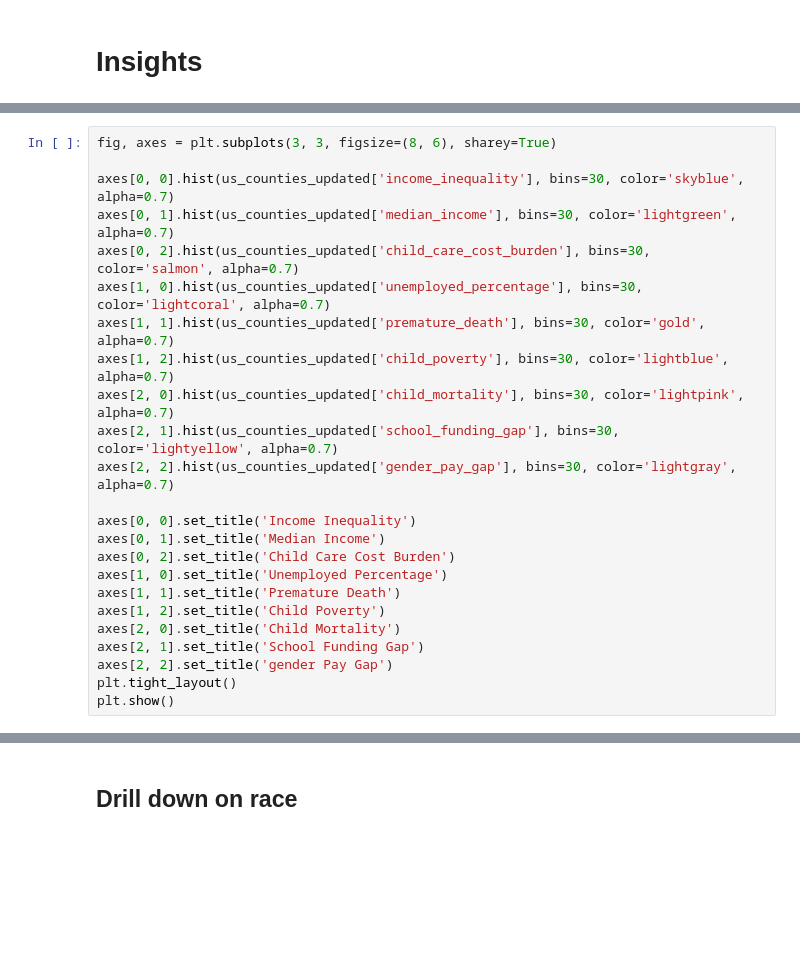
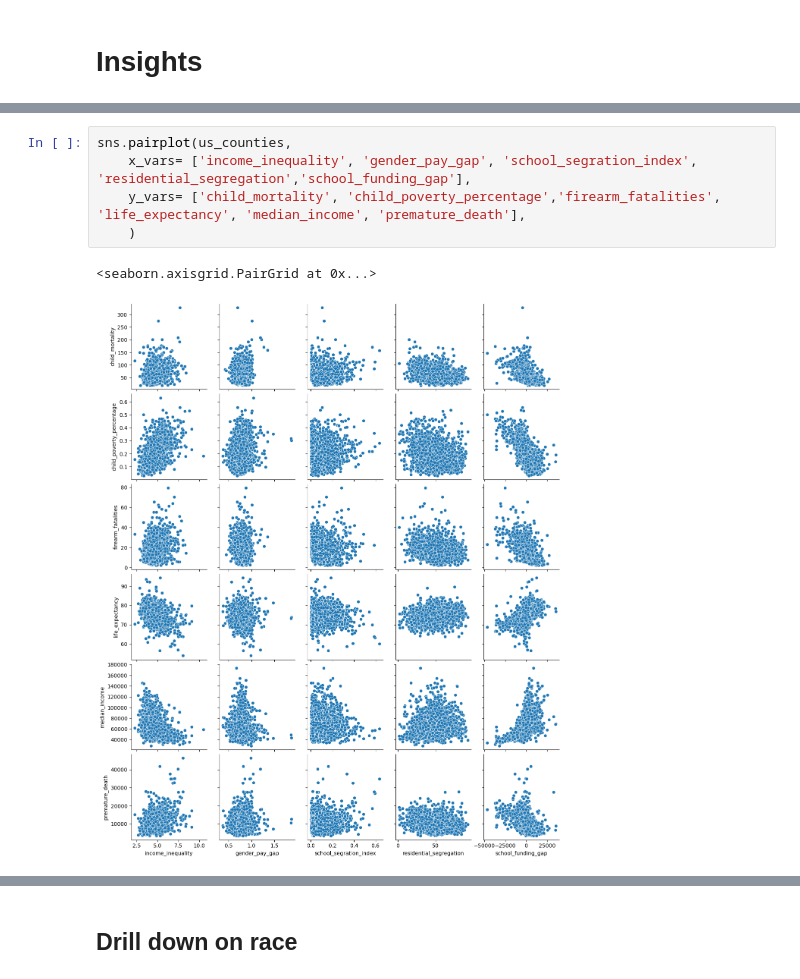
Before and after one commit to mapsg91/CapstoneII_MG, a Jupyter notebook: data/Clean Data/selected_vars/clean_select_features.ipynb, the cells around one changed output, grey strips where cells are left out. Drawn from its saved outputs; the diff is of its cells as text; blank space fills up the shorter version.

```diff
--- a/data/Clean Data/selected_vars/clean_select_features.ipynb
+++ b/data/Clean Data/selected_vars/clean_select_features.ipynb
@@ -206,24 +241,8 @@ us_counties_updated['population '] = us_counties_updated['population '].rename('
-# %%
-fig, axes = plt.subplots(3, 3, figsize=(8, 6), sharey=True)
-
-axes[0, 0].hist(us_counties_updated['income_inequality'], bins=30, color='skyblue', alpha=0.7)
-axes[0, 1].hist(us_counties_updated['median_income'], bins=30, color='lightgreen', alpha=0.7)
-axes[0, 2].hist(us_counties_updated['child_care_cost_burden'], bins=30, color='salmon', alpha=0.7)
-axes[1, 0].hist(us_counties_updated['unemployed_percentage'], bins=30, color='lightcoral', alpha=0.7)
-axes[1, 1].hist(us_counties_updated['premature_death'], bins=30, color='gold', alpha=0.7)
-axes[1, 2].hist(us_counties_updated['child_poverty'], bins=30, color='lightblue', alpha=0.7)
-axes[2, 0].hist(us_counties_updated['child_mortality'], bins=30, color='lightpink', alpha=0.7)
-axes[2, 1].hist(us_counties_updated['school_funding_gap'], bins=30, color='lightyellow', alpha=0.7)
-axes[2, 2].hist(us_counties_updated['gender_pay_gap'], bins=30, color='lightgray', alpha=0.7)
-
-axes[0, 0].set_title('Income Inequality')
-axes[0, 1].set_title('Median Income')
-axes[0, 2].set_title('Child Care Cost Burden')
-axes[1, 0].set_title('Unemployed Percentage')
-axes[1, 1].set_title('Premature Death')
-axes[1, 2].set_title('Child Poverty')
-axes[2, 0].set_title('Child Mortality')
-axes[2, 1].set_title('School Funding Gap')
-axes[2, 2].set_title('gender Pay Gap')
-plt.tight_layout()
-plt.show()
+# %%
+sns.pairplot(us_counties,
+    x_vars= ['income_inequality', 'gender_pay_gap', 'school_segration_index', 'residential_segregation','school_funding_gap'],
+    y_vars= ['child_mortality', 'child_poverty_percentage','firearm_fatalities', 'life_expectancy', 'median_income', 'premature_death'],
+    )
+# %% [output]
+<seaborn.axisgrid.PairGrid at 0x...>
+[figure, added]
```
Also changed, not shown: parts of 47 cells of this notebook, 1 other file.
